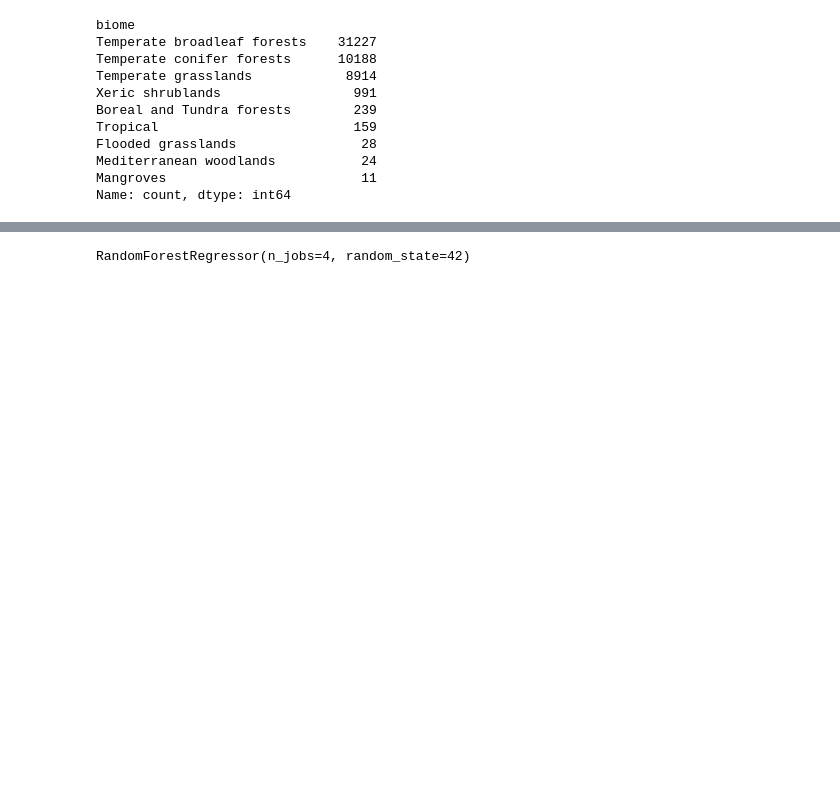
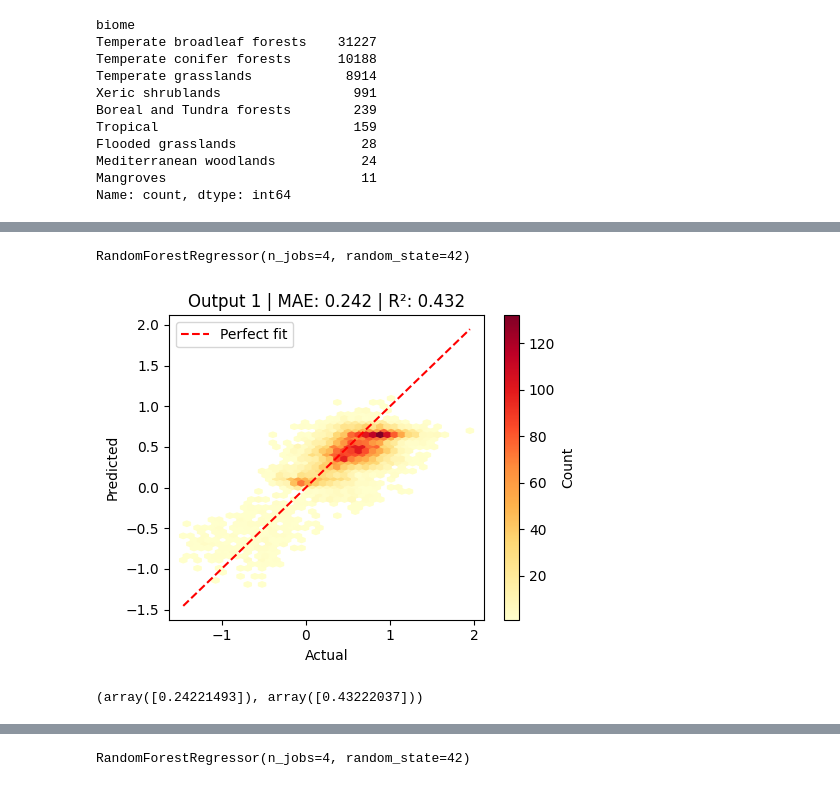
Before and after one commit to qiulinlx/FD_Stability, a Jupyter notebook: eval_notebook2.ipynb, the cells around one changed output, grey strips where cells are left out. Cells and saved outputs as stored; diff of their text form; code cells hidden in the pictures; blank space fills up the shorter version.

```diff
--- a/eval_notebook2.ipynb
+++ b/eval_notebook2.ipynb
@@ -335,0 +474,24 @@ ssub_df=sbiome_dfs['Temperate conifer forests']
+# %%
+common_cols = ssub_df.columns.intersection(fsub_df.columns).difference(['PID'])
+
+merged_df = fsub_df.merge(
+    ssub_df.drop(columns=common_cols),
+    on='PID'
+)
+# %%
+X_train, y_train, X_test, y_test = train_test_split(merged_df, 42, test_size=0.4)
+# %%
+
+model=RandomForestRegressor(
+    random_state=42,
+    n_jobs=4
+)
+
+model.fit(X_train, y_train)
+# %% [output]
+RandomForestRegressor(n_jobs=4, random_state=42)
+# %%
+quick_eval(model, X_test, y_test)
+# %% [output]
+[figure, added]
+(array([0.24221493]), array([0.43222037]))
```
Also changed, not shown: parts of 38 cells of this notebook, 11 other files.
